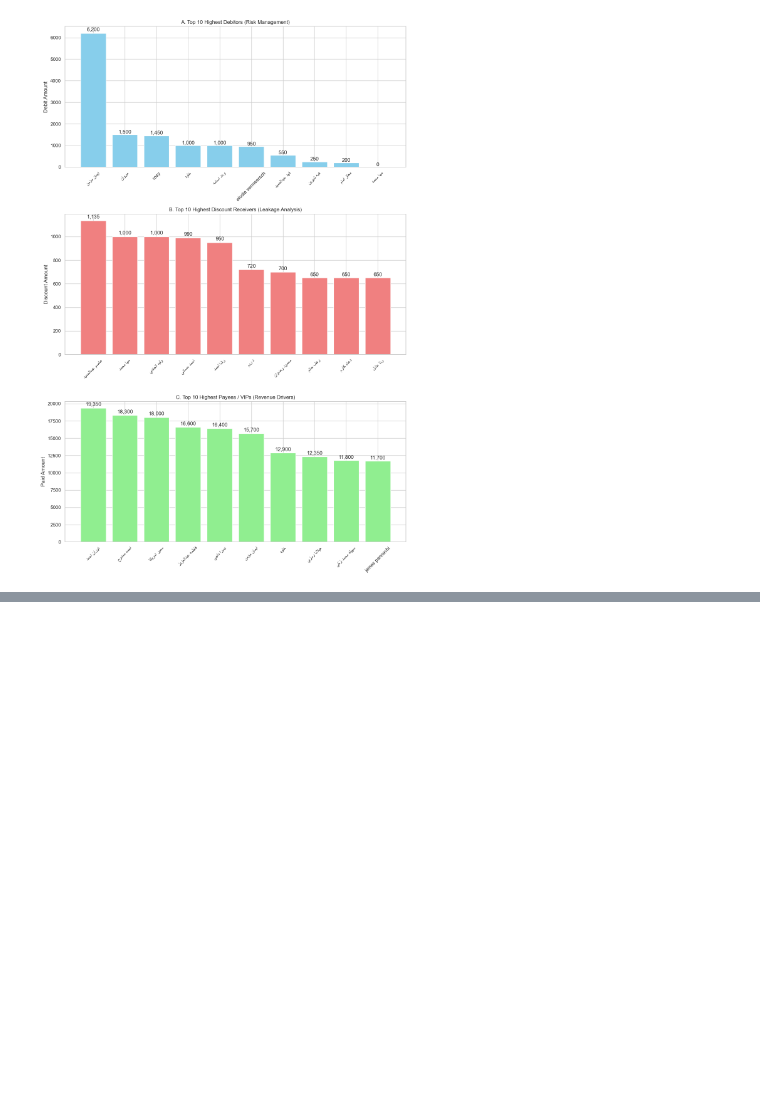
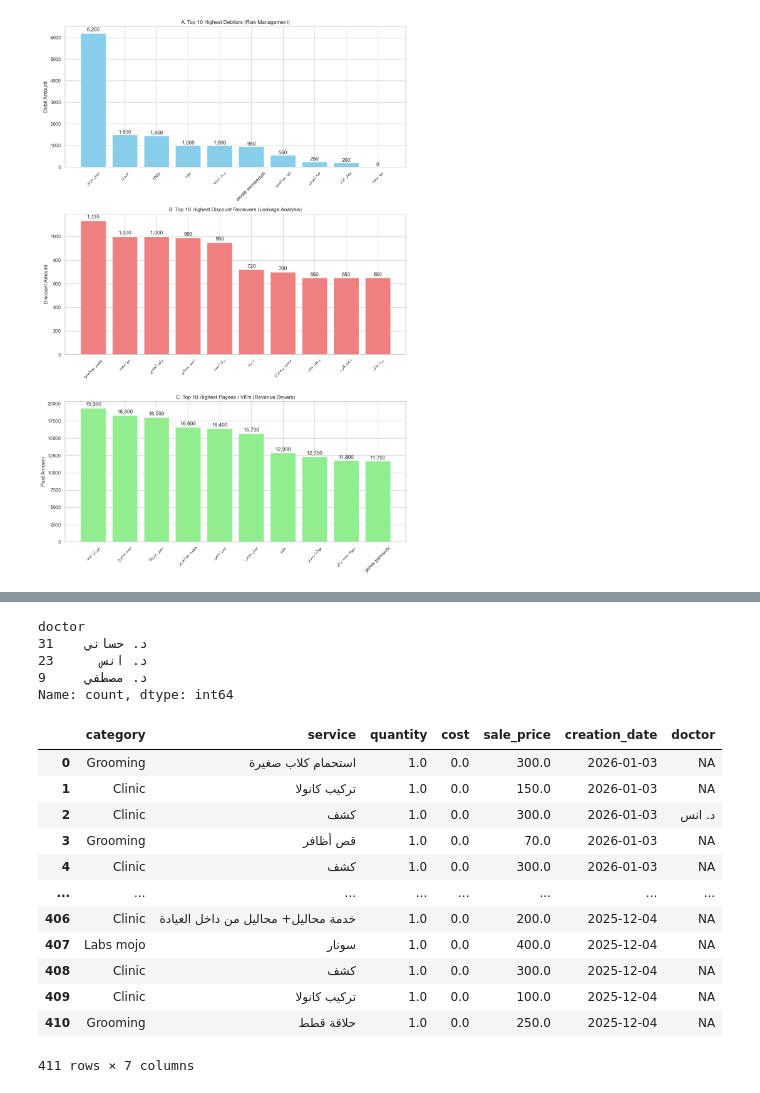
Before and after one commit to Malek74/Mojo-Analytics-Pipeline, a Jupyter notebook: Proof_Of_Concept.ipynb, the cells around one changed output, grey strips where cells are left out. Saved outputs shown, nothing was run; the diff lists cells and outputs as text; code cells hidden in the pictures; blank space fills up the shorter version.

Commit message:
feat: Implement hierarchical data storage, add service cleaning logic, and introduce dashboarding components.

```diff
--- a/Proof_Of_Concept.ipynb
+++ b/Proof_Of_Concept.ipynb
@@ -301,0 +285,32 @@ plt.show()
+# %%
+clients_df=pd.read_csv("./data/clean/2026/01/05/clients.csv")
+revenue_df=pd.read_csv("./data/clean/2026/01/05/revenue.csv")
+
+total_clients=clients_df.count()[0]
+print("Total Number of Clients:", total_clients)
+
+##TODO:we fetch weekly data so total needs to be stored in a variable
+revenue_df.head()
+weekly_revenue=revenue_df[revenue_df["category"]!="Boarding"]["amount"].sum()
+print("Weekly Revenue:", weekly_revenue)
+
+#TODO add to monthly revenue
+boarding_revenue=revenue_df[revenue_df["category"]=="Boarding"]["amount"].sum()
+print("Boarding Revenue:", boarding_revenue)
+
+avg_bill=round(weekly_revenue/len(revenue_df),2)
+print("Average Bill:", avg_bill)
+
+revenue_df.head()
+
+services_df=pd.read_csv("./data/clean/2026/01/03/services.csv")
+services_df.head()
+
+total_sales = round(services_df["sale_price"].sum(), 2)
+print("Total Sales:", total_sales)
+
+total_cost = round(services_df["cost"].sum(), 2)
+print("Total Cost:", total_cost)
+
+print("Catgeory Count:",services_df.category.value_counts())
+print("Service Count:",services_df.service.value_counts())
@@ -301,0 +335,33 @@ plt.show()
+# %%
+
+def assign_doctor(service):
+    service=service.split("-")
+    if len(service)<2 or service[1]=="":
+        return "NA"
+    return service[1]
+
+docs=services_df["doctor"]
+docs.value_counts()
+# %% [output]
+doctor
+د. حساني    31
+د. انس      23
+د. مصطفي     9
+Name: count, dtype: int64
+# %%
+
+services_df
+# %% [output]
+|  | category | service | quantity | cost | sale_price | creation_date | doctor |
+| 0 | Grooming | استحمام كلاب صغيرة | 1.0 | 0.0 | 300.0 | 2026-01-03 | NA |
+| 1 | Clinic | تركيب كانولا | 1.0 | 0.0 | 150.0 | 2026-01-03 | NA |
+| 2 | Clinic | كشف | 1.0 | 0.0 | 300.0 | 2026-01-03 | د. انس |
+| 3 | Grooming | قص أظافر | 1.0 | 0.0 | 70.0 | 2026-01-03 | NA |
+| 4 | Clinic | كشف | 1.0 | 0.0 | 300.0 | 2026-01-03 | NA |
+| ... | ... | ... | ... | ... | ... | ... | ... |
+| 406 | Clinic | خدمة محاليل+ محاليل من داخل العيادة | 1.0 | 0.0 | 200.0 | 2025-12-04 | NA |
+| 407 | Labs mojo | سونار | 1.0 | 0.0 | 400.0 | 2025-12-04 | NA |
+| 408 | Clinic | كشف | 1.0 | 0.0 | 300.0 | 2025-12-04 | NA |
+| 409 | Clinic | تركيب كانولا | 1.0 | 0.0 | 100.0 | 2025-12-04 | NA |
+| 410 | Grooming | حلاقة قطط | 1.0 | 0.0 | 250.0 | 2025-12-04 | NA |
+411 rows × 7 columns
```
Also changed, not shown: parts of 4 cells of this notebook, 3 other files.
